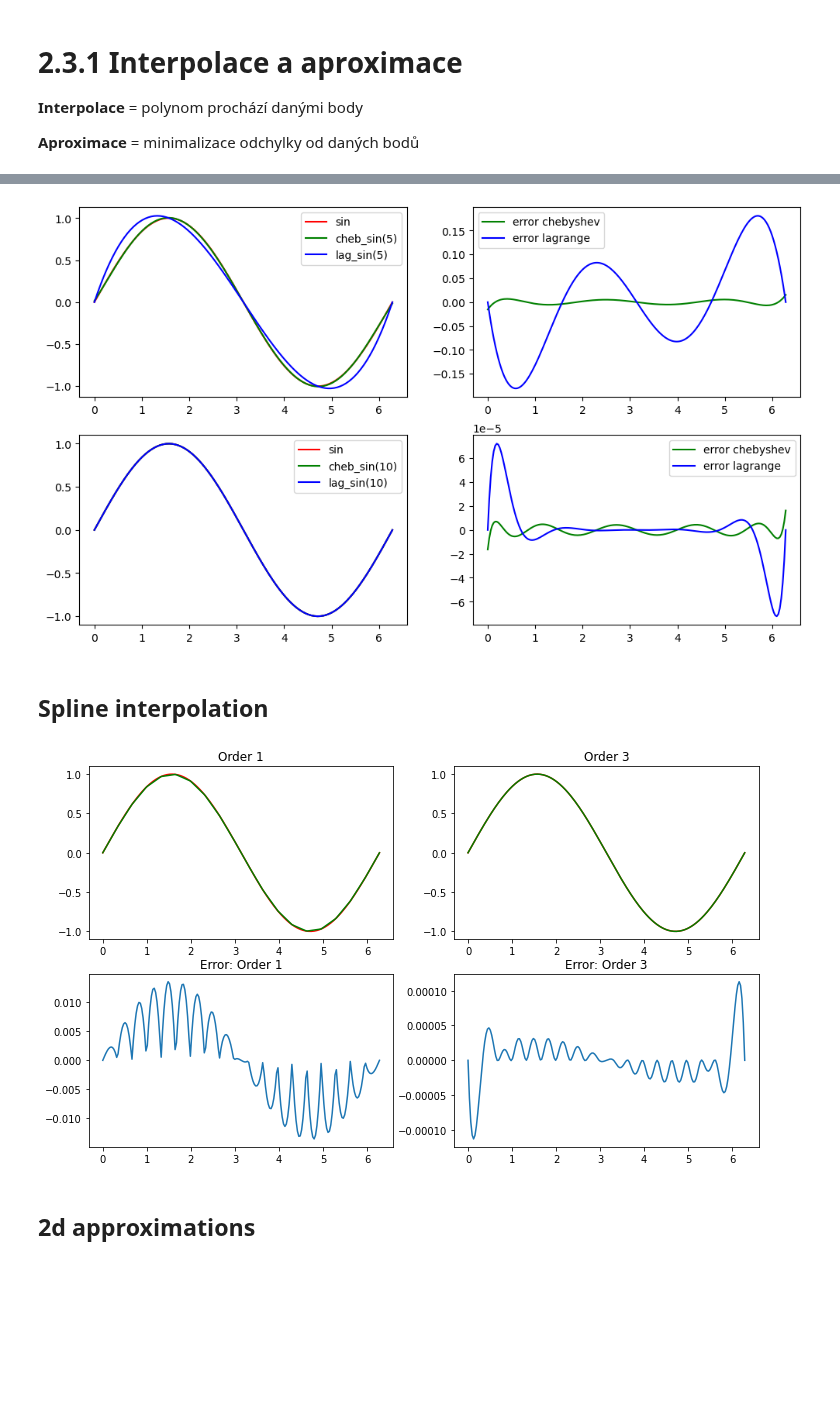
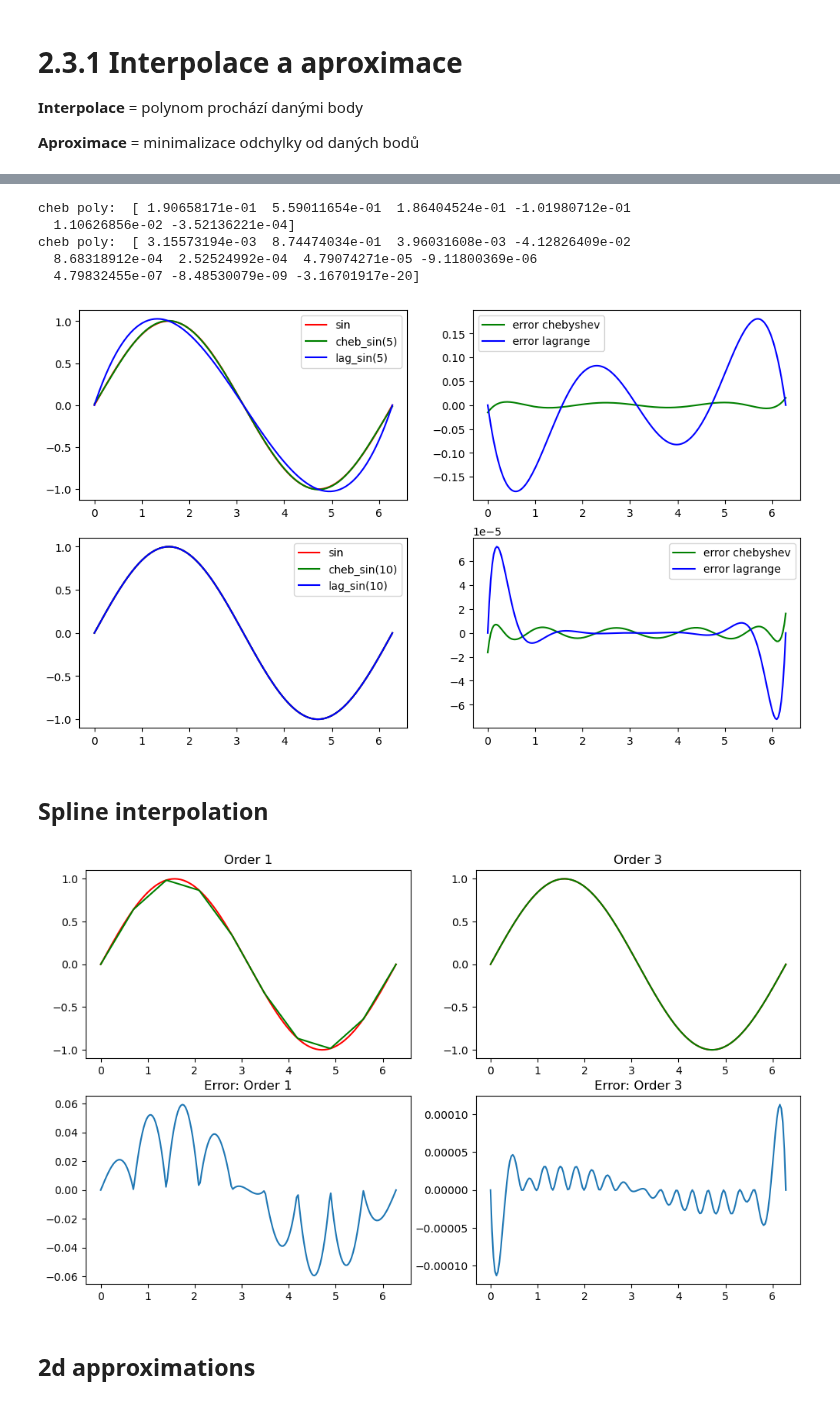
Before and after one commit to jbrezmorf/PAV_course, a Jupyter notebook: Section_2.3_SciPy.ipynb, the cells around one changed output, grey strips where cells are left out. Cells and saved outputs as stored; diff of their text form; code cells hidden in the pictures; blank space fills up the shorter version.

```diff
--- a/Section_2.3_SciPy.ipynb
+++ b/Section_2.3_SciPy.ipynb
@@ -141,6 +141,7 @@ def cheb_sin(deg):
     #A = poly.chebyshev.chebvander(x_sample, len(x_sample)-1)
     #c = la.solve(A, y_sample)
     c = poly.chebyshev.chebfit(x_sample, y_sample, deg)
+    print("cheb poly: ", c)
     return poly.Chebyshev(c)
 
 def lag_sin(deg):
@@ -169,38 +170,43 @@ for i_row, degree in enumerate([5,10]):
     ax_err.legend()
 plt.show()
 # %% [output]
+cheb poly:  [ 1.90658171e-01  5.59011654e-01  1.86404524e-01 -1.01980712e-01
+  1.10626856e-02 -3.52136221e-04]
+cheb poly:  [ 3.15573194e-03  8.74474034e-01  3.96031608e-03 -4.12826409e-02
+  8.68318912e-04  2.52524992e-04  4.79074271e-05 -9.11800369e-06
+  4.79832455e-07 -8.48530079e-09 -3.16701917e-20]
 [figure]
 # %% [markdown]
 ## Spline interpolation
 # %%
 import scipy.interpolate as interpolate
 
 def spline_sin(N, deg):
     x_sample = np.linspace(0, 2*np.pi, N)
     y_sample = np.sin(x_sample)
     return interpolate.interp1d(x_sample, y_sample, kind=deg)
 
 fig,ax  = plt.subplots(2, 2, figsize=(12, 7))
 
 # 10 interpolation points, order 1
-i_func = spline_sin(20,1)
+i_func = spline_sin(10,1)
 x=np.linspace(0, 2*np.pi, 200)
 ax[0][0].plot(x, np.sin(x), c='r')
 ax[0][0].plot(x, i_func(x), c='g')
 ax[0][0].set_title("Order 1")
 ax[1][0].plot(x, np.sin(x) - i_func(x))
 ax[1][0].set_title("Error: Order 1")
 
 # 10 interpolation points, order 3
 i_func = spline_sin(20,3)
 ax[0][1].plot(x, np.sin(x), c='r')
 ax[0][1].plot(x, i_func(x), c='g')
 ax[0][1].set_title("Order 3")
 ax[1][1].plot(x, np.sin(x) - i_func(x))
 ax[1][1].set_title("Error: Order 3")
 plt.show()
 # %% [output]
-[figure, old version]
+[figure, new version]
 # %% [markdown]
 ## 2d approximations
 # %%
```
Also changed, not shown: parts of 9 cells of this notebook, 1 other file.
